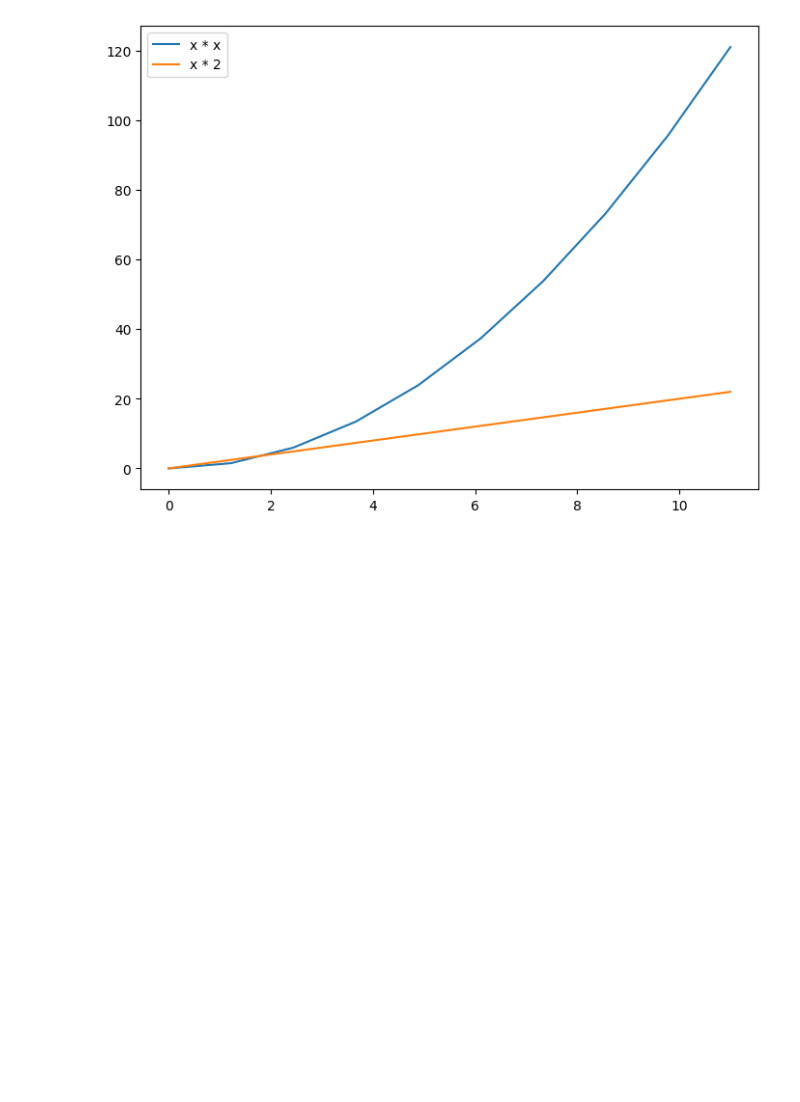
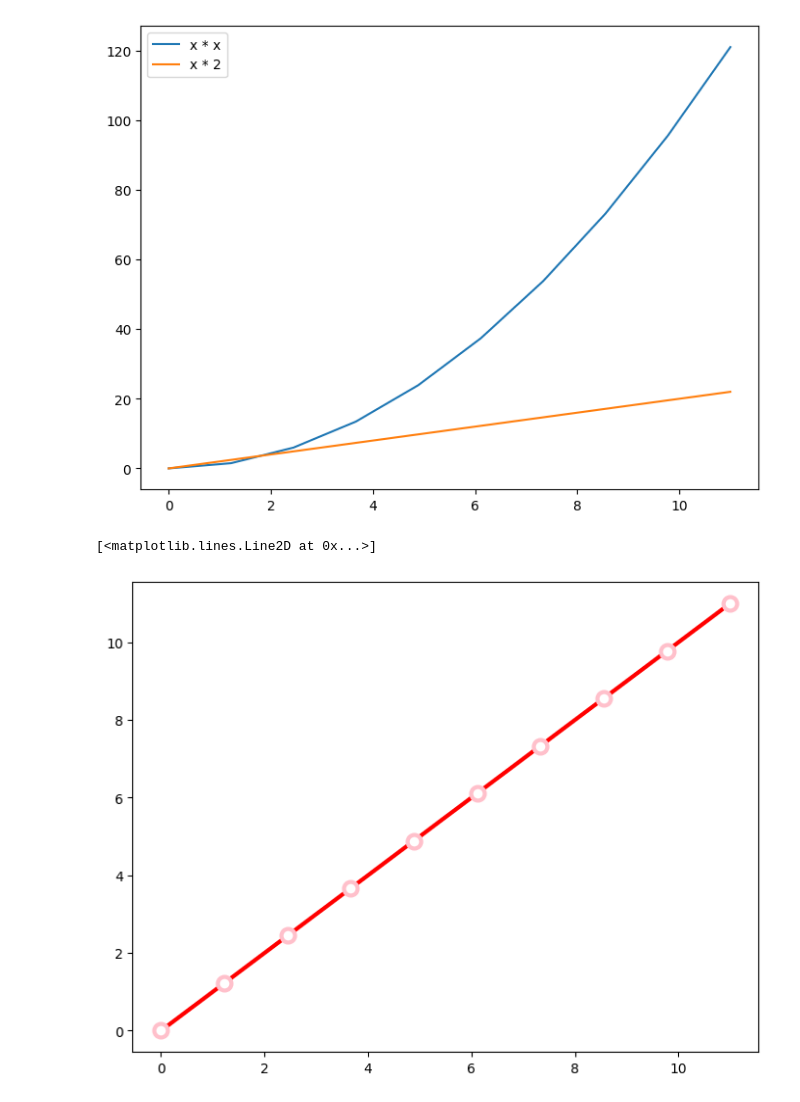
Before and after one commit to GabrielRugila/stats-ml, a Jupyter notebook: L_PY_ML/mtp/styling.ipynb, the cells around one changed output. Cells and saved outputs as stored; diff of their text form; code cells hidden in the pictures; blank space fills up the shorter version.

```diff
--- a/L_PY_ML/mtp/styling.ipynb
+++ b/L_PY_ML/mtp/styling.ipynb
@@ -15,3 +13,16 @@ ax.legend(loc=0)
 # %% [output]
 <matplotlib.legend.Legend at 0x...>
 [figure]
+# %%
+fig = plt.figure()
+ax = fig.add_axes([0,0,1,1])
+#ax.plot(x, x, color='red', lw=3, ls='--')
+#ax.plot(x, x+1, color='blue', lw=2, ls='-.')
+
+# lines =  ax.plot(x, x, color='red', lw=3)
+# lines[0].set_dashes([5, 10, 15, 10])
+
+ax.plot(x, x, color='red', lw=3, marker='o', ms=10, mfc='white', mec='pink', mew=3)
+# %% [output]
+[<matplotlib.lines.Line2D at 0x...>]
+[figure, added]
```
Also changed, not shown: parts of 1 cell of this notebook.
